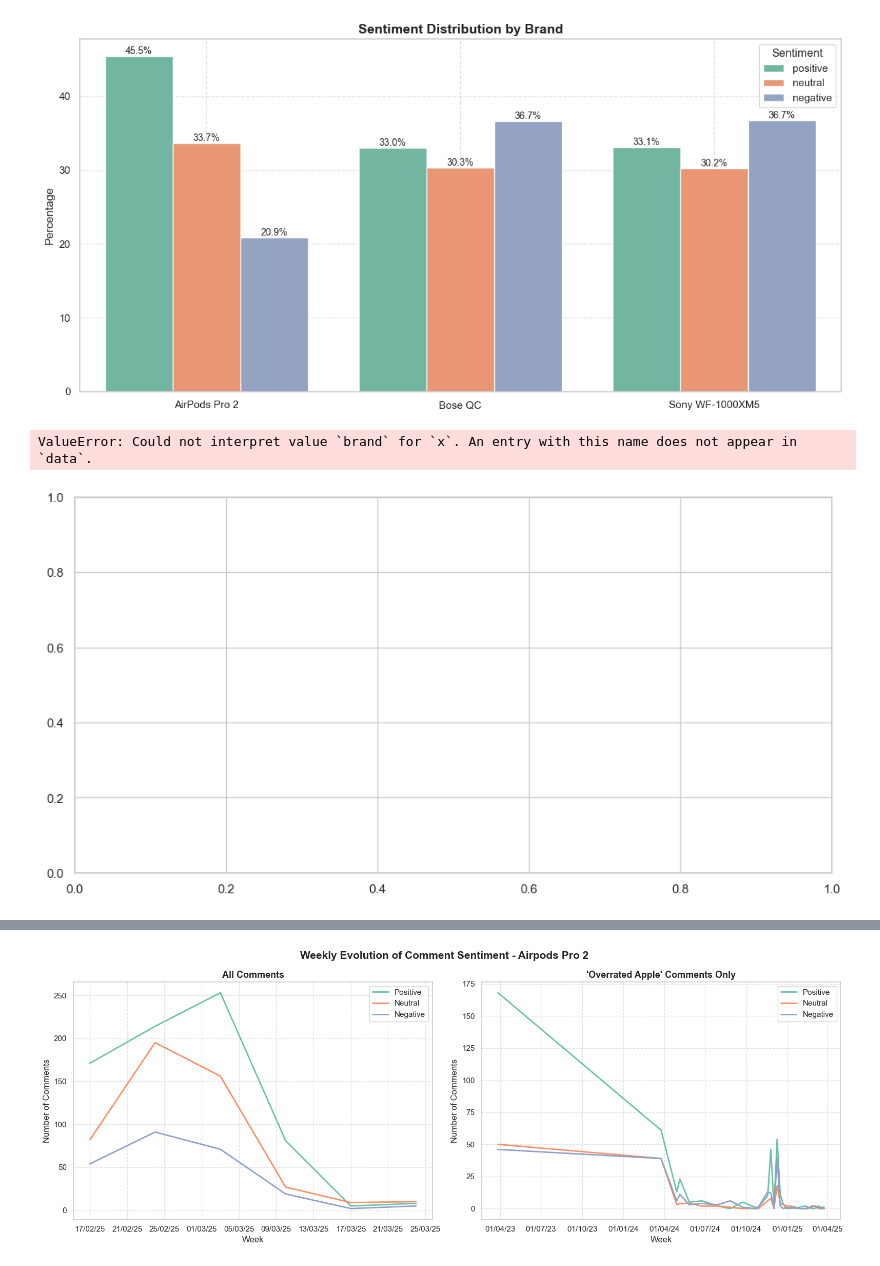
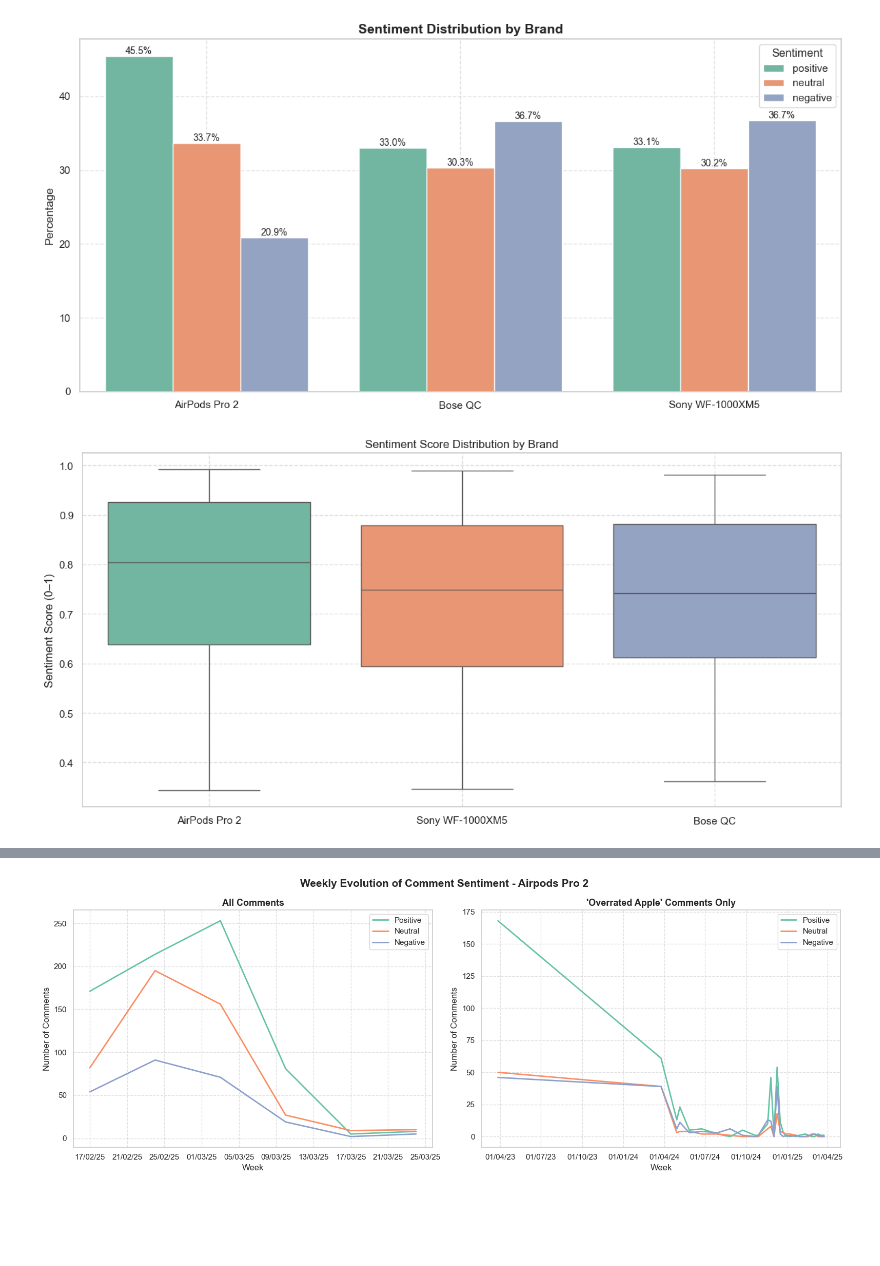
Before and after one commit to SergioCuencaNunez/asw-labs, a Jupyter notebook: project/project.ipynb, the cells around one changed output, grey strips where cells are left out. Cells and saved outputs as stored; diff of their text form; code cells hidden in the pictures; blank space fills up the shorter version.

```diff
--- a/project/project.ipynb
+++ b/project/project.ipynb
@@ -1494,18 +1494,17 @@ plt.show()
 # %%
 # Average sentiment score per brand
 fig = plt.figure(figsize=(12, 6), facecolor='none')
 ax = fig.add_subplot(111)
-sns.boxplot(data=df, x="brand", y="sentiment_score", ax=ax, hue='brand', palette="Set2")
+sns.boxplot(data=all_airpods_brands, x="brand", y="sentiment_score", ax=ax, hue='brand', palette="Set2")
 ax.set_title("Sentiment Score Distribution by Brand")
 ax.set_ylabel("Sentiment Score (0–1)")
 ax.set_xlabel("")
 ax.set_facecolor('none')
 ax.grid(linestyle="--", alpha=0.6)
 plt.tight_layout()
 plt.show()
 # %% [output]
-ValueError: Could not interpret value `brand` for `x`. An entry with this name does not appear in `data`.
-[figure, old version]
+[figure, new version]
 # %%
 from collections import Counter
 from wordcloud import WordCloud
```
Also changed, not shown: parts of 11 cells of this notebook, 7 other files.
